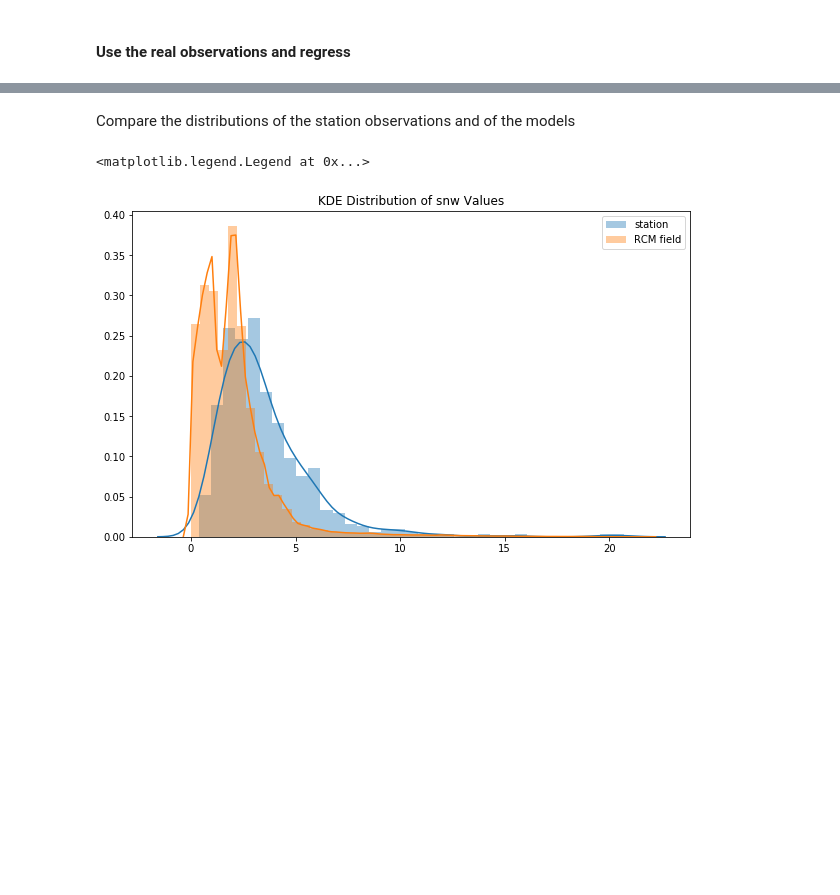
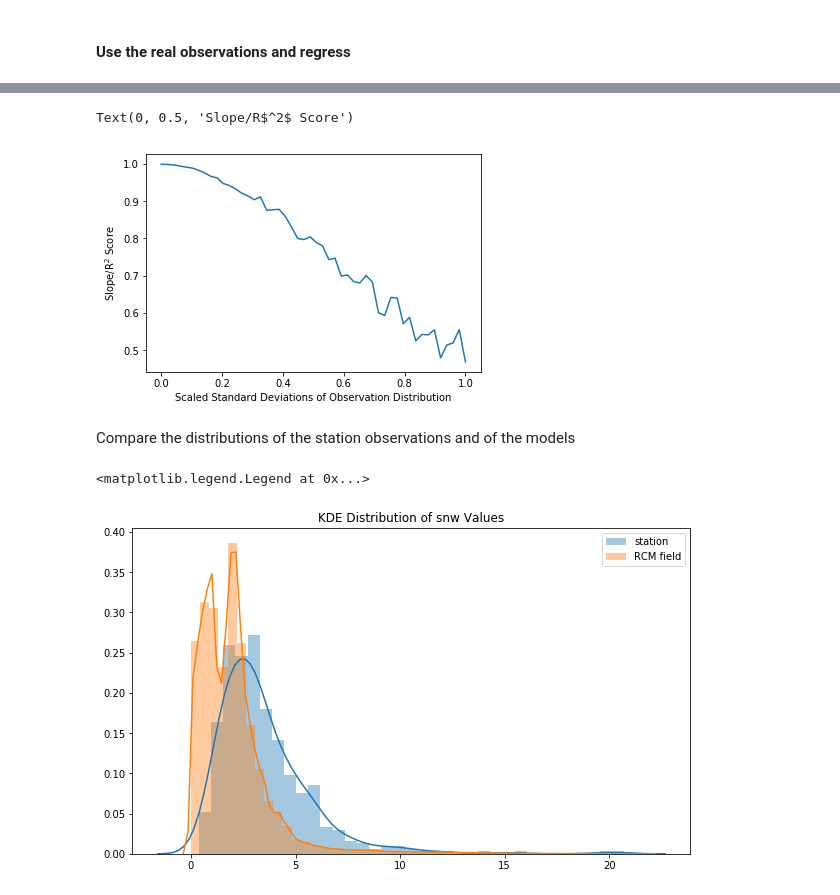
Before and after one commit to pacificclimate/climpyrical, a Jupyter notebook: notebooks/test_dv_reconstruction.ipynb, the cells around one changed output, grey strips where cells are left out. Drawn from its saved outputs; the diff is of its cells as text; code cells hidden in the pictures; blank space fills up the shorter version.

```diff
--- a/notebooks/test_dv_reconstruction.ipynb
+++ b/notebooks/test_dv_reconstruction.ipynb
@@ -121,0 +129,10 @@ reofs = vT[:4, robs_idx]
+# %%
+yslopes = []
+x = eofs.T
+
+for sd in np.linspace(0, np.std(robs)):
+    y = obs.flatten() + np.random.normal(0., sd, obs.flatten().shape[0])
+    model = fit_eof(eofs.T, y)
+    predictions = predict_dv(model, eofs.T)
+    slope, intercept, r_value, p_value, std_err = linregress(y, predictions.T)
+    yslopes.append(slope)
@@ -122,3 +157,10 @@ reofs = vT[:4, robs_idx]
+# %%
+plt.plot(np.linspace(0, np.std(robs))/np.std(robs), yslopes)
+plt.xlabel('Scaled Standard Deviations of Observation Distribution')
+plt.ylabel('Slope/R$^2$ Score')
+# %% [output]
+Text(0, 0.5, 'Slope/R$^2$ Score')
+[figure, added]
 # %% [markdown]
 Compare the distributions of the station observations and of the models
 # %%
```
Also changed, not shown: parts of 13 cells of this notebook.
